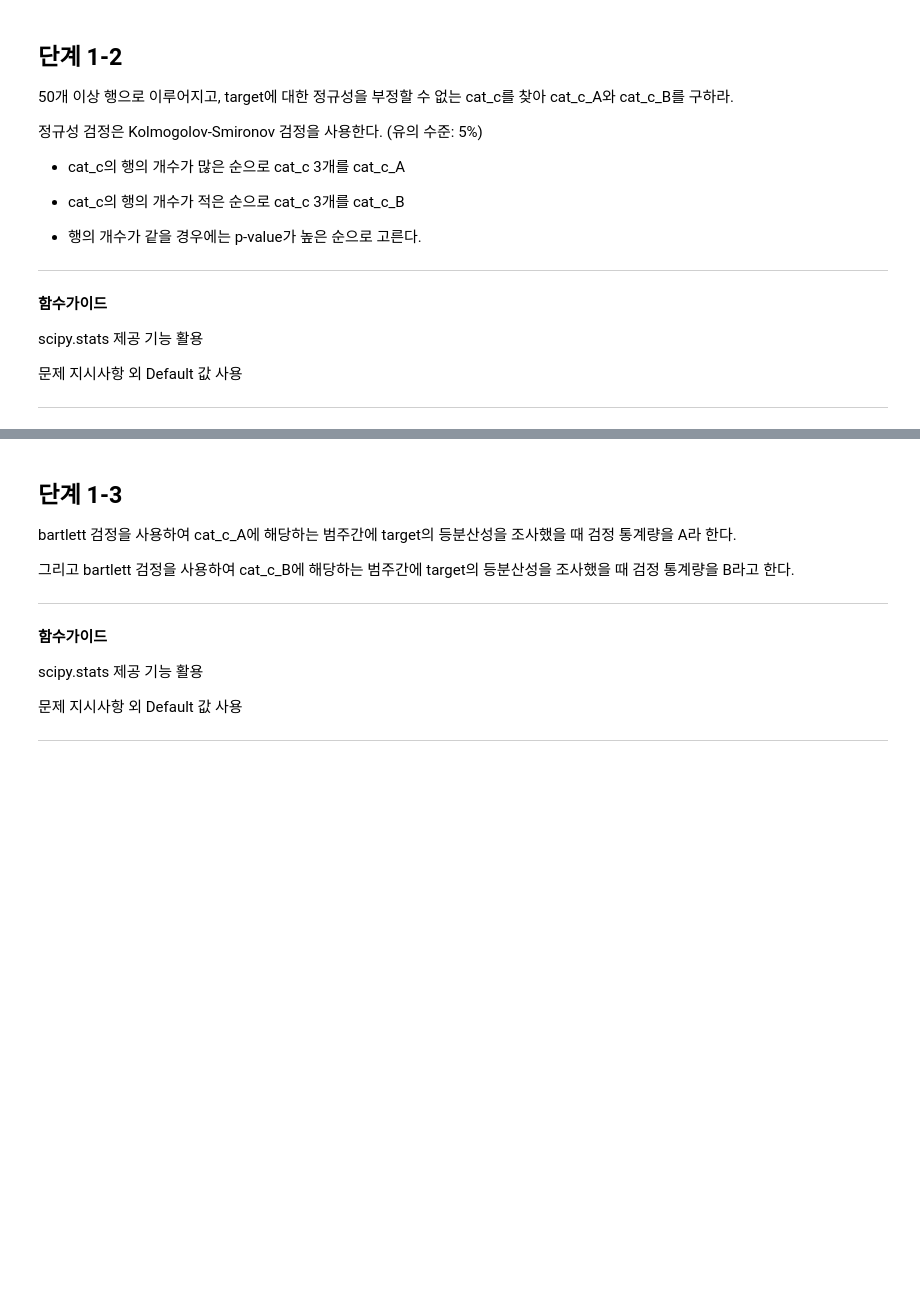
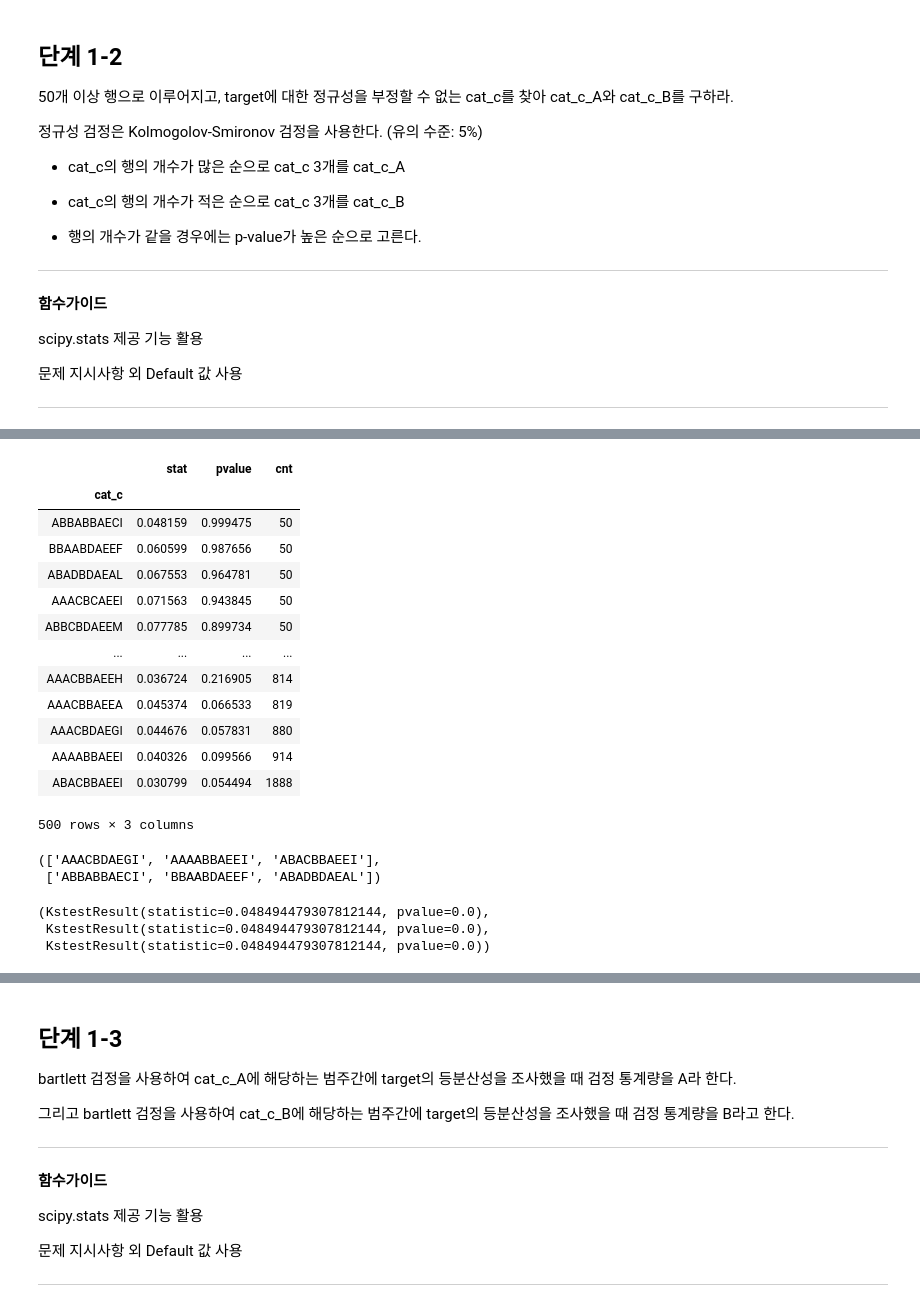
Before and after one commit to sunkusun9/DS_lv3_2404_2, a Jupyter notebook: sec_ds_lv3_prob2_prob.ipynb, the cells around one changed output, grey strips where cells are left out. Cells and saved outputs as stored; diff of their text form; code cells hidden in the pictures; blank space fills up the shorter version.

```diff
--- a/sec_ds_lv3_prob2_prob.ipynb
+++ b/sec_ds_lv3_prob2_prob.ipynb
@@ -335,0 +399,8 @@ scipy.stats 제공 기능 활용
+# %%
+from scipy.stats import kstest, norm, zscore
+# groupby ~ filter
+df_kstest = df_prob1.groupby('cat_c').filter(lambda x: len(x) >= 50)\
+        .groupby('cat_c')['target'].apply(
+            lambda x: pd.Series(kstest(zscore(x, ddof=1), norm.cdf), index=['stat', 'pvalue'])
+        ).unstack().join(df_prob1['cat_c'].value_counts().rename('cnt'))
+df_kstest.head()
@@ -335,0 +415,36 @@ scipy.stats 제공 기능 활용
+# %%
+df_kstest = df_kstest.query('pvalue >= 0.05').sort_values(['cnt', 'pvalue'], ascending=[True, False])
+cat_c_a = df_kstest.index[-3:].tolist()
+cat_c_b = df_kstest.index[:3].tolist()
+df_kstest
+# %% [output]
+|  | stat | pvalue | cnt |
+| cat_c |  |  |  |
+| ABBABBAECI | 0.048159 | 0.999475 | 50 |
+| BBAABDAEEF | 0.060599 | 0.987656 | 50 |
+| ABADBDAEAL | 0.067553 | 0.964781 | 50 |
+| AAACBCAEEI | 0.071563 | 0.943845 | 50 |
+| ABBCBDAEEM | 0.077785 | 0.899734 | 50 |
+| ... | ... | ... | ... |
+| AAACBBAEEH | 0.036724 | 0.216905 | 814 |
+| AAACBBAEEA | 0.045374 | 0.066533 | 819 |
+| AAACBDAEGI | 0.044676 | 0.057831 | 880 |
+| AAAABBAEEI | 0.040326 | 0.099566 | 914 |
+| ABACBBAEEI | 0.030799 | 0.054494 | 1888 |
+500 rows × 3 columns
+# %%
+cat_c_a, cat_c_b
+# %% [output]
+(['AAACBDAEGI', 'AAAABBAEEI', 'ABACBBAEEI'],
+ ['ABBABBAECI', 'BBAABDAEEF', 'ABADBDAEAL'])
+# %%
+from scipy.stats import kstest, norm, zscore
+(
+    kstest(zscore(df_prob1['target'], ddof=1), norm.cdf),
+    kstest((df_prob1['target'] - df_prob1['target'].mean()) / df_prob1['target'].std(), norm.cdf),
+    kstest(df_prob1['target'], norm.cdf, args=[df_prob1['target'].mean(), df_prob1['target'].std()])
+)
+# %% [output]
+(KstestResult(statistic=0.048494479307812144, pvalue=0.0),
+ KstestResult(statistic=0.048494479307812144, pvalue=0.0),
+ KstestResult(statistic=0.048494479307812144, pvalue=0.0))
```
Also changed, not shown: parts of 34 cells of this notebook.
